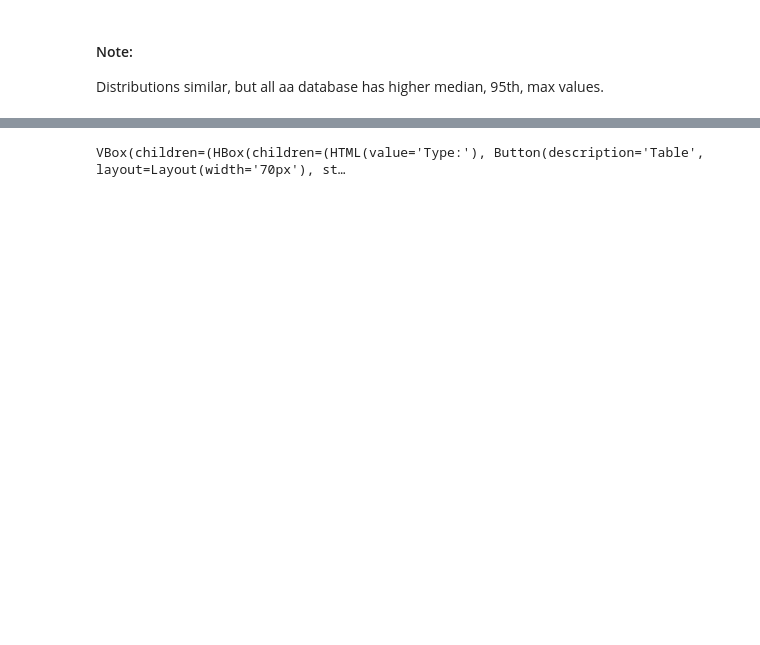
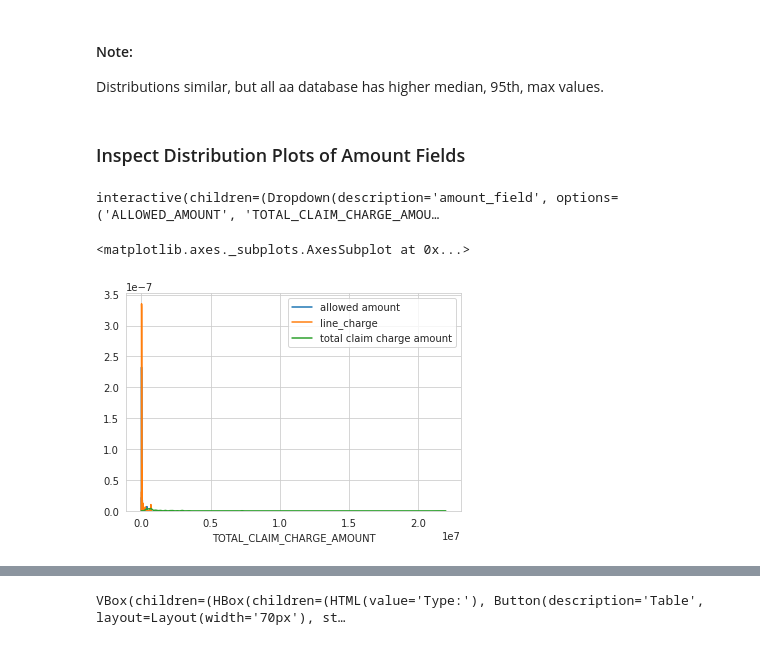
Before and after one commit to komodokamalesh/costofcare, a Jupyter notebook: analysis/Price Data Exploration.ipynb, the cells around one changed output, grey strips where cells are left out. Drawn from its saved outputs; the diff is of its cells as text; code cells hidden in the pictures; blank space fills up the shorter version.

Commit message:
built interactive dist graphs

```diff
--- a/analysis/Price Data Exploration.ipynb
+++ b/analysis/Price Data Exploration.ipynb
@@ -38 +38,3 @@ from numpy import sqrt, exp
 import seaborn as sns
+# %%
+sns.set_style("whitegrid")
@@ -127,5 +136,13 @@ aa_enh_db_001pct='"SANDBOX_KRAO"."EDA"."RANDOM_001PCT_ENHANCED_ENCOUNTERS_W_ALLO
 
 #enhanced allowed amounts database (.1% sample)
 aa_enh_db_01pct='"SANDBOX_KRAO"."EDA"."RANDOM_01PCT_ENHANCED_ENCOUNTERS_W_ALLOWED_AMOUNTS"'
+# %%
+#create pandas data frames for 1% samples
+aa_enh_db_01pct_df=pull_snfdb(db=aa_enh_db_01pct)
+aa_enh_db_01pct_df["LINE_CHARGE"]=aa_enh_db_01pct_df["LINE_CHARGE"].astype(float)
+
+#create pandas data frames for .1% samples
+aa_enh_db_001pct_df=pull_snfdb(db=aa_enh_db_001pct)
+aa_enh_db_001pct_df["LINE_CHARGE"]=aa_enh_db_001pct_df["LINE_CHARGE"].astype(float)
 # %% [markdown]
 ## Inspect Data
@@ -146,3 +183,47 @@ VBox(children=(HBox(children=(HTML(value='Type:'), Button(description='Table', l
 # %% [markdown]
 #### Note:
 Distributions similar, but all aa database has higher median, 95th, max values.
+# %% [markdown]
+### Inspect Distribution Plots of Amount Fields
+# %%
+#create interactive plot to graph distributions
+#To do: Maybe add range slider
+
+
+dist_max=max([aa_enh_db_01pct_df["ALLOWED_AMOUNT"].max(),aa_enh_db_01pct_df["TOTAL_CLAIM_CHARGE_AMOUNT"].max(),
+             aa_enh_db_01pct_df["LINE_CHARGE"].max()])
+
+
+def create_dist_range_slider (min_amt=0,max_amt=1,step=10):
+    return widgets.IntRangeSlider(
+        value=[min_amt,max_amt],
+        min=min_amt,
+        max=max_amt,
+        description='DISTRIBUTION RANGE')
+
+@widgets.interact_manual(
+    amount_field=["ALLOWED_AMOUNT", "TOTAL_CLAIM_CHARGE_AMOUNT","LINE_CHARGE"])
+def plot(amount_field="ALLOWED_AMOUNT", log_transform=False):
+    data=aa_enh_db_01pct_df[[amount_field]]
+    if log_transform:
+        non_pos_count=len(data[data[amount_field]<=0])
+        if non_pos_count>0:
+            print("WARNING: NON-POSITIVE VALUES! DROPPING " + str(non_pos_count/len(data)) + " PERCENT OF OBSERVATIONS")
+            data=data[data[amount_field]>0]
+        data=log(data[[amount_field]])
+    min_amt=int(floor(data.min()))
+    max_amt=int(ceil(data.max()))
+    #new_max=max_amt
+    sns.distplot(data,
+        label="1pct_sample", kde_kws={"shade": True},hist=False).set_title("Distribution:"+amount_field)
+# %% [output]
+interactive(children=(Dropdown(description='amount_field', options=('ALLOWED_AMOUNT', 'TOTAL_CLAIM_CHARGE_AMOU…
+# %%
+sns.distplot(aa_enh_db_01pct_df["ALLOWED_AMOUNT"],
+         kde_kws={"shade": True},label="allowed amount", hist=False)
+sns.distplot(aa_enh_db_01pct_df["LINE_CHARGE"],
+        label="line_charge", hist=False)
+sns.distplot(aa_enh_db_01pct_df["TOTAL_CLAIM_CHARGE_AMOUNT"],label="total claim charge amount", hist=False)
+# %% [output]
+<matplotlib.axes._subplots.AxesSubplot at 0x...>
+[figure, added]
```
Also changed, not shown: parts of 28 cells of this notebook, 1 other file.
